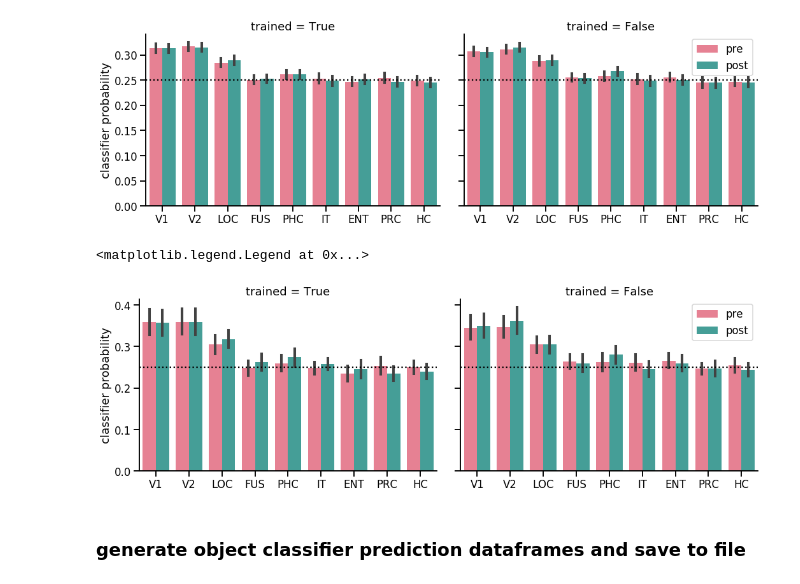
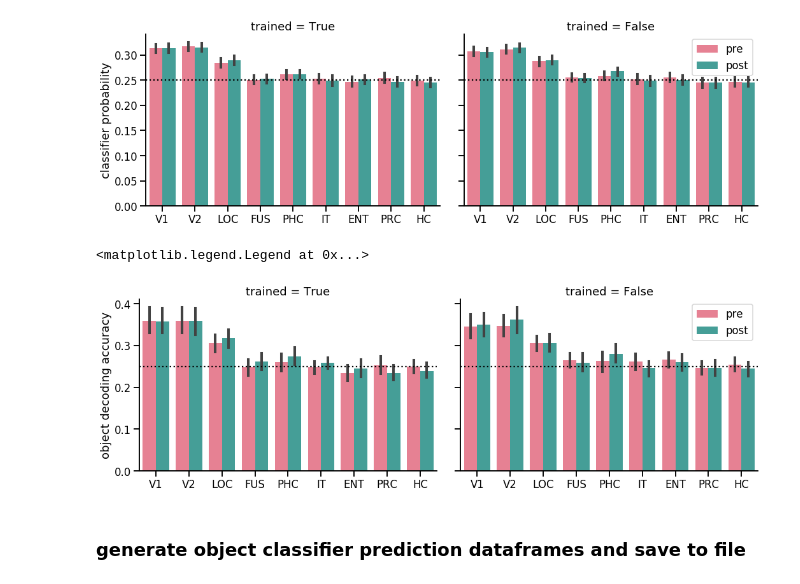
Before and after one commit to cogtoolslab/neurosketch, a Jupyter notebook: ipynb/golden/1_object_evidence_during_recognition.ipynb, the cells around one changed output. Cells and saved outputs as stored; diff of their text form; code cells hidden in the pictures.

```diff
--- a/ipynb/golden/1_object_evidence_during_recognition.ipynb
+++ b/ipynb/golden/1_object_evidence_during_recognition.ipynb
@@ -289,26 +295,26 @@ plt.legend()
 # %%
 g = sns.catplot(data=ALLPREPOSTACC,
             x = 'roi_formatted',
             y = 'correct',
             hue = 'phase',
             col = 'trained',
             col_order = [True,False],
             order = roi_list_formatted,
             hue_order = ['pre','post'],
             kind = 'bar',
             legend=False,
             aspect = 1.5,
             palette = 'husl')
 
 def refline(*args, **kwargs):
     plt.axhline(0.25,linestyle=':',color='k')
 
 g = g.map(refline)
-g = (g.set_axis_labels("", 'classifier probability'))
+g = (g.set_axis_labels("", 'object decoding accuracy'))
 plt.legend()
 # %% [output]
 <matplotlib.legend.Legend at 0x...>
-[figure, old version]
+[figure, new version]
 # %% [markdown]
 ### generate object classifier prediction dataframes and save to file
 # %%
```
Also changed, not shown: parts of 8 cells of this notebook.
